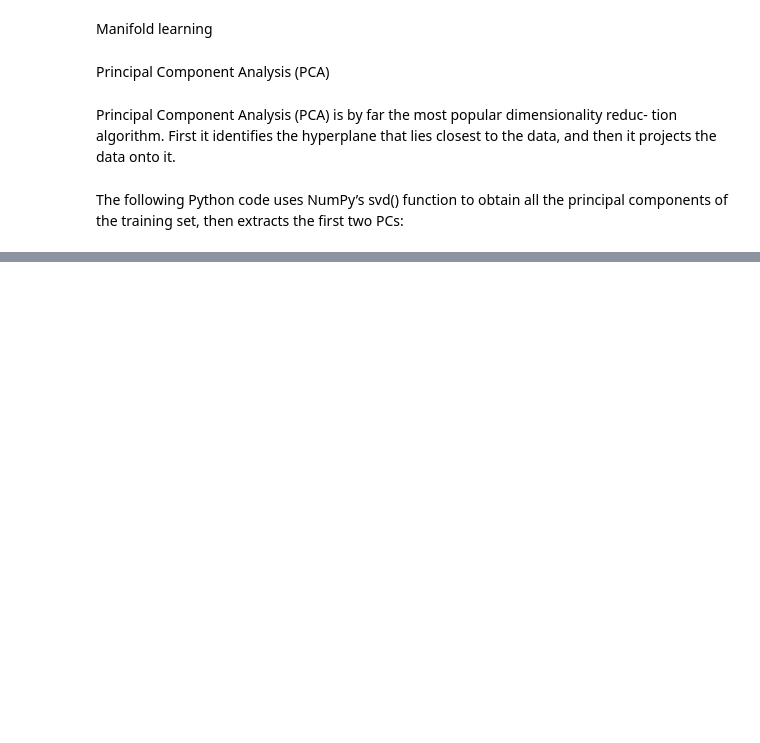
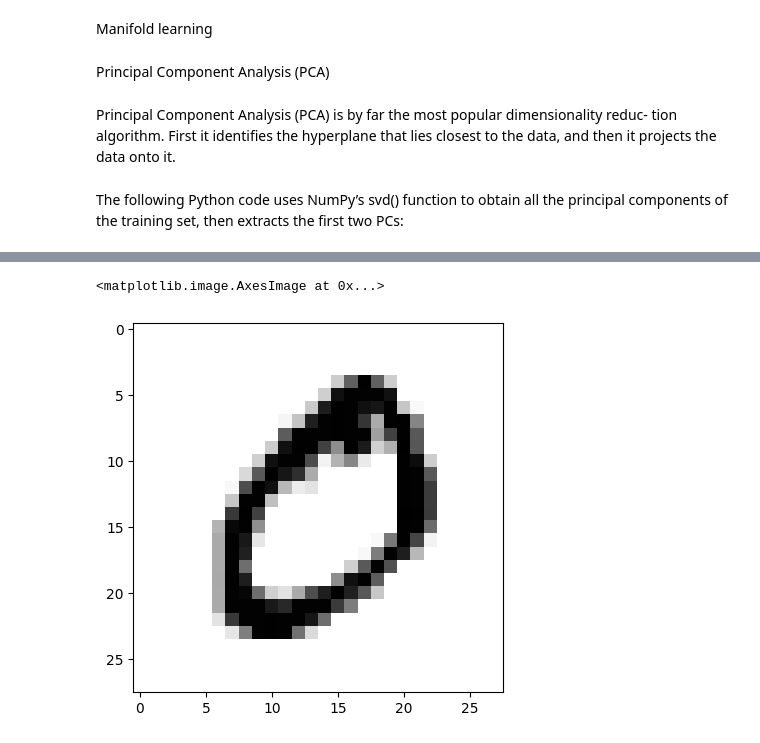
Before and after one commit to Amith1434/ML_Book_Journy, a Jupyter notebook: Chapter_8(Dimensionality_Reduciton).ipynb, the cells around one changed output, grey strips where cells are left out. Cells and saved outputs as stored; diff of their text form; code cells hidden in the pictures; blank space fills up the shorter version.

```diff
--- a/Chapter_8(Dimensionality_Reduciton).ipynb
+++ b/Chapter_8(Dimensionality_Reduciton).ipynb
@@ -87,0 +88,14 @@ array([0.52752571, 0.47247429])
+# %%
+from sklearn.datasets import fetch_openml
+mnist = fetch_openml('mnist_784',version=1)
+X = mnist["data"]
+y= mnist['target']
+# %%
+digit_1 = X.iloc[1].values
+digit_1_reshaped = digit_1.reshape(28,28)
+
+import matplotlib.pyplot as plt
+plt.imshow(digit_1_reshaped, cmap ="binary")
+# %% [output]
+<matplotlib.image.AxesImage at 0x...>
+[figure, added]
```
Also changed, not shown: parts of 16 cells of this notebook.
